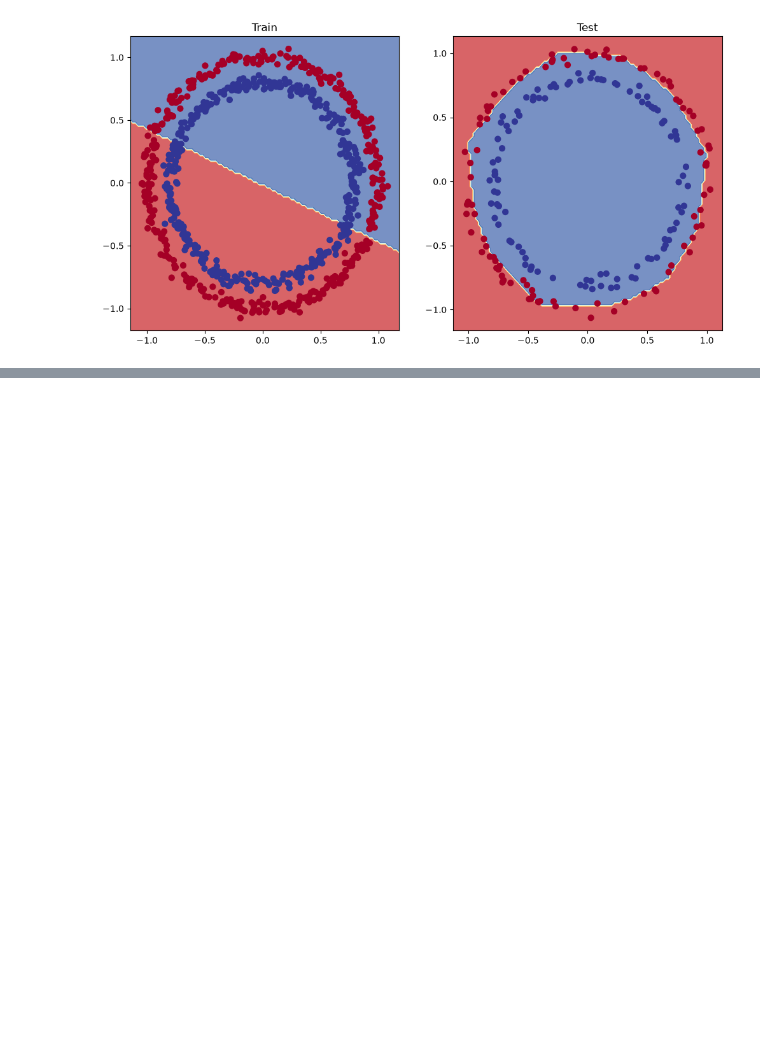
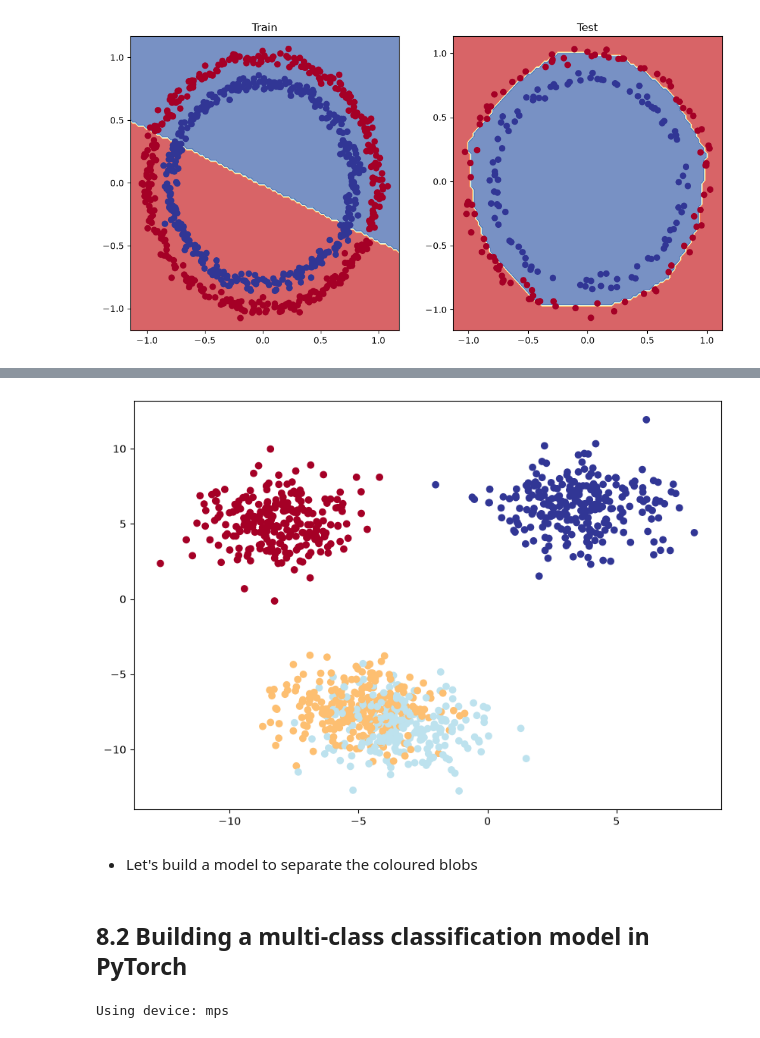
Before and after one commit to Amit-yadav019/Deep-Learning, a Jupyter notebook: PyTorch/PyTorch_Neural_Network_Classification.ipynb, the cells around one changed output, grey strips where cells are left out. Saved outputs shown, nothing was run; the diff lists cells and outputs as text; code cells hidden in the pictures; blank space fills up the shorter version.

```diff
--- a/PyTorch/PyTorch_Neural_Network_Classification.ipynb
+++ b/PyTorch/PyTorch_Neural_Network_Classification.ipynb
@@ -885,0 +960,49 @@ plot_decision_boundary(model_3, X_test, y_test) # model_3 = has non-linearity
+# %%
+
+import torch
+import matplotlib.pyplot as plt
+from sklearn.datasets import make_blobs
+from sklearn.model_selection import train_test_split
+
+# Set the hyperparameters for data creation
+
+NUM_CLASSES = 4
+NUM_FEATURES = 2
+RANDOM_SEED = 19
+
+#### 1)> Create a multi-class data
+X_blobs,y_blobs = make_blobs(n_samples=1000,
+                             n_features=NUM_FEATURES, # X Features
+                             centers=NUM_CLASSES, # y labels
+                             cluster_std=1.5,     # gives cluster little shake up
+                             random_state=RANDOM_SEED)
+
+#### 2 ). turn the data into tensor
+X_blobs = torch.from_numpy(X_blobs).type(torch.float)
+y_blobs = torch.from_numpy(y_blobs).type(torch.LongTensor)
+
+#### 3 ). Split the data into training set and test set
+X_blobs_train , x_blobs_test , y_blobs_train , y_blobs_test = train_test_split(X_blobs,y_blobs,test_size=0.2,random_state=19)
+
+#### 4 ). plot Data
+
+plt.figure(figsize=(10,7))
+plt.scatter(X_blobs[:,0],X_blobs[:,1], c=y_blobs,cmap= plt.cm.RdYlBu);
+# %% [output]
+[figure, added]
+# %% [markdown]
+* Let's build a model to separate the coloured blobs
+# %% [markdown]
+## 8.2 Building a multi-class classification model in PyTorch
+# %%
+if torch.cuda.is_available():
+    device = "cuda"
+elif torch.backends.mps.is_available():
+    device = "mps"
+else:
+    device = "cpu"
+
+device = torch.device(device)
+print(f"Using device: {device}")
+# %% [output]
+Using device: mps
```
Also changed, not shown: parts of 20 cells of this notebook, 1 other file.
